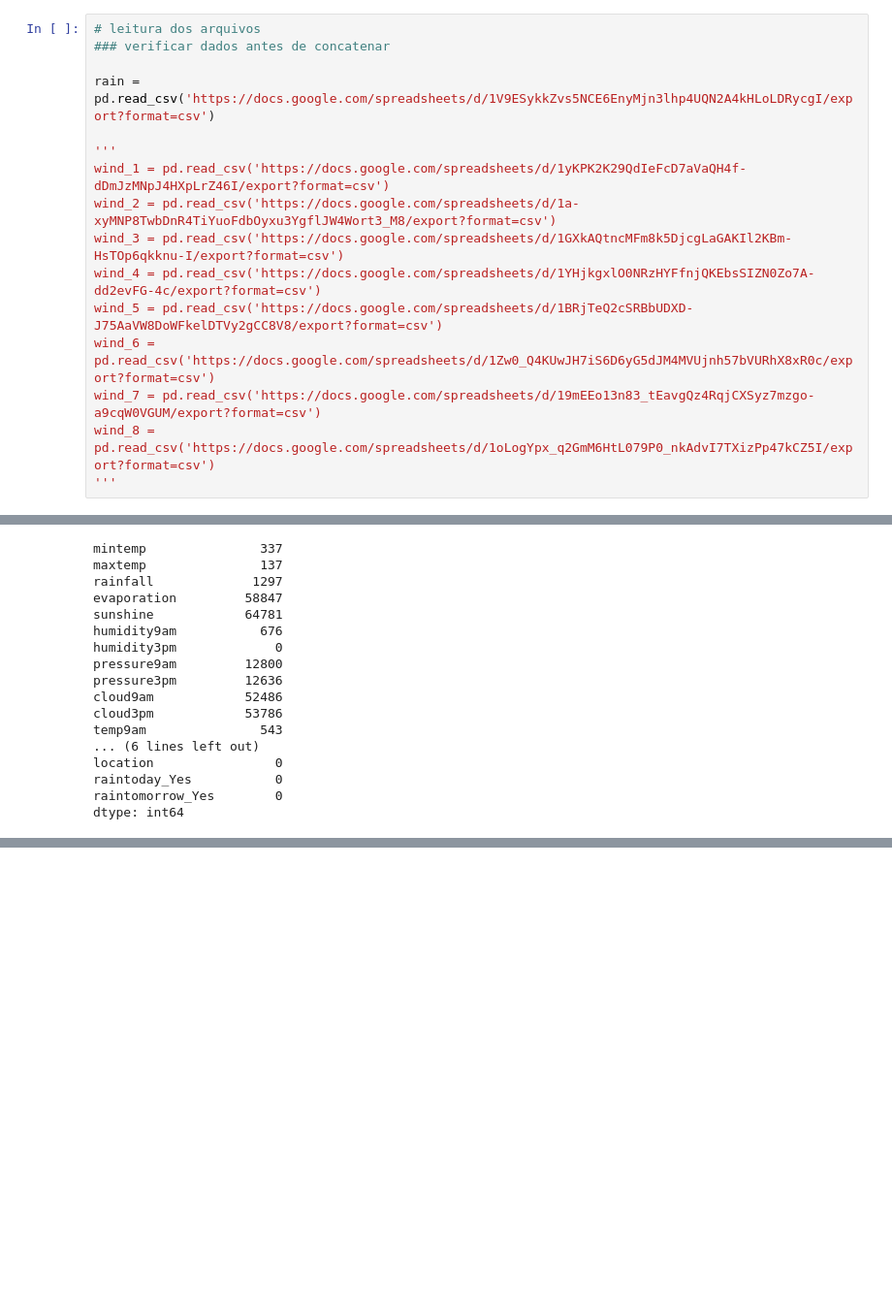
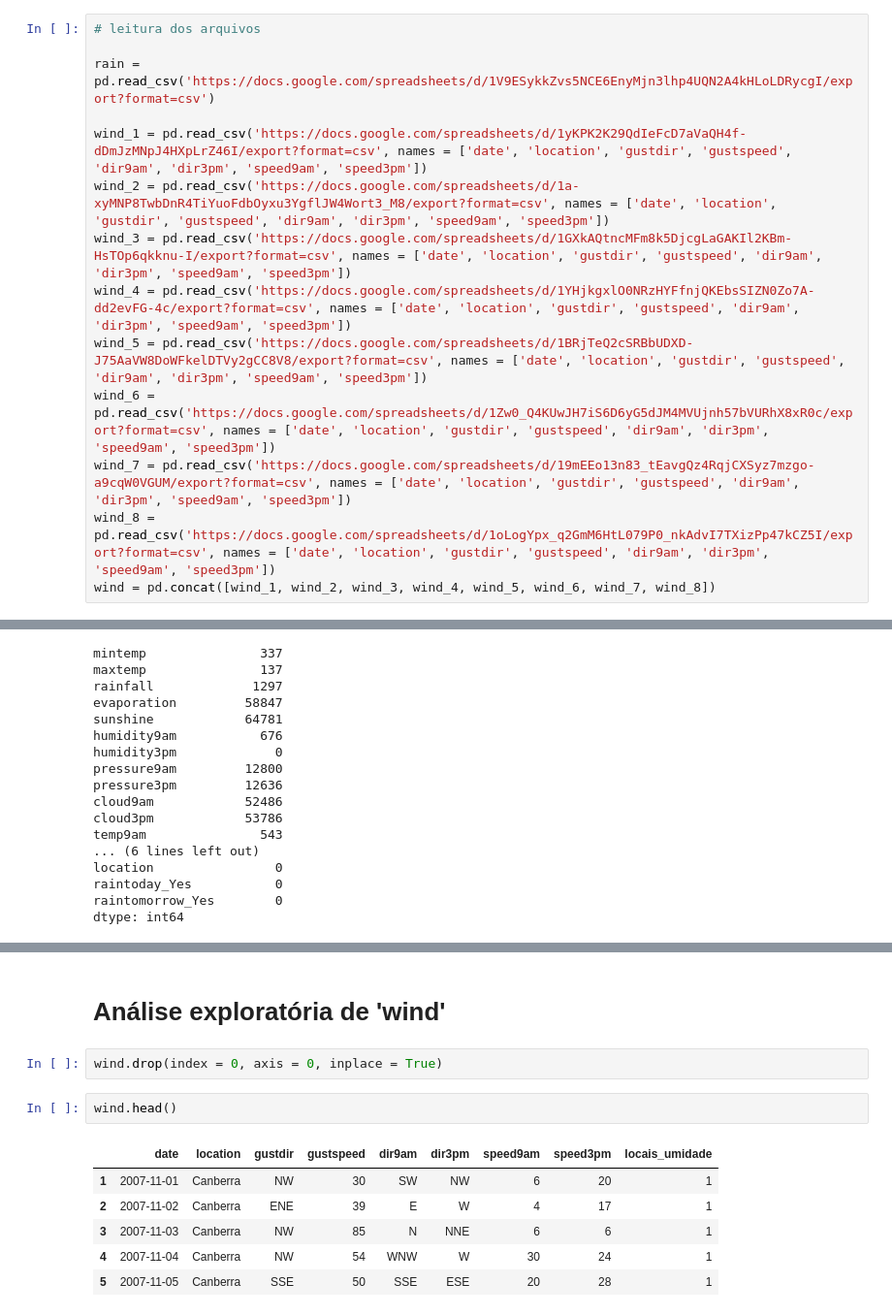
Before and after one commit to vdechen/Case_Itau, a Jupyter notebook: Case_Itau.ipynb, the cells around one changed output, grey strips where cells are left out. Shown: that part at 97% size. Drawn from its saved outputs; the diff is of its cells as text; blank space fills up the shorter version.

Commit message:
Junção de dados de vento e exploração

```diff
--- a/Case_Itau.ipynb
+++ b/Case_Itau.ipynb
@@ -15,16 +23,14 @@ from sklearn.cluster import KMeans
 # %%
 # leitura dos arquivos
-### verificar dados antes de concatenar
 
 rain = pd.read_csv('https://docs.google.com/spreadsheets/d/1V9ESykkZvs5NCE6EnyMjn3lhp4UQN2A4kHLoLDRycgI/export?format=csv')
 
-'''
-wind_1 = pd.read_csv('https://docs.google.com/spreadsheets/d/1yKPK2K29QdIeFcD7aVaQH4f-dDmJzMNpJ4HXpLrZ46I/export?format=csv')
-wind_2 = pd.read_csv('https://docs.google.com/spreadsheets/d/1a-xyMNP8TwbDnR4TiYuoFdbOyxu3YgflJW4Wort3_M8/export?format=csv')
-wind_3 = pd.read_csv('https://docs.google.com/spreadsheets/d/1GXkAQtncMFm8k5DjcgLaGAKIl2KBm-HsTOp6qkknu-I/export?format=csv')
-wind_4 = pd.read_csv('https://docs.google.com/spreadsheets/d/1YHjkgxlO0NRzHYFfnjQKEbsSIZN0Zo7A-dd2evFG-4c/export?format=csv')
-wind_5 = pd.read_csv('https://docs.google.com/spreadsheets/d/1BRjTeQ2cSRBbUDXD-J75AaVW8DoWFkelDTVy2gCC8V8/export?format=csv')
-wind_6 = pd.read_csv('https://docs.google.com/spreadsheets/d/1Zw0_Q4KUwJH7iS6D6yG5dJM4MVUjnh57bVURhX8xR0c/export?format=csv')
-wind_7 = pd.read_csv('https://docs.google.com/spreadsheets/d/19mEEo13n83_tEavgQz4RqjCXSyz7mzgo-a9cqW0VGUM/export?format=csv')
-wind_8 = pd.read_csv('https://docs.google.com/spreadsheets/d/1oLogYpx_q2GmM6HtL079P0_nkAdvI7TXizPp47kCZ5I/export?format=csv')
-'''
+wind_1 = pd.read_csv('https://docs.google.com/spreadsheets/d/1yKPK2K29QdIeFcD7aVaQH4f-dDmJzMNpJ4HXpLrZ46I/export?format=csv', names = ['date', 'location', 'gustdir', 'gustspeed', 'dir9am', 'dir3pm', 'speed9am', 'speed3pm'])
+wind_2 = pd.read_csv('https://docs.google.com/spreadsheets/d/1a-xyMNP8TwbDnR4TiYuoFdbOyxu3YgflJW4Wort3_M8/export?format=csv', names = ['date', 'location', 'gustdir', 'gustspeed', 'dir9am', 'dir3pm', 'speed9am', 'speed3pm'])
+wind_3 = pd.read_csv('https://docs.google.com/spreadsheets/d/1GXkAQtncMFm8k5DjcgLaGAKIl2KBm-HsTOp6qkknu-I/export?format=csv', names = ['date', 'location', 'gustdir', 'gustspeed', 'dir9am', 'dir3pm', 'speed9am', 'speed3pm'])
+wind_4 = pd.read_csv('https://docs.google.com/spreadsheets/d/1YHjkgxlO0NRzHYFfnjQKEbsSIZN0Zo7A-dd2evFG-4c/export?format=csv', names = ['date', 'location', 'gustdir', 'gustspeed', 'dir9am', 'dir3pm', 'speed9am', 'speed3pm'])
+wind_5 = pd.read_csv('https://docs.google.com/spreadsheets/d/1BRjTeQ2cSRBbUDXD-J75AaVW8DoWFkelDTVy2gCC8V8/export?format=csv', names = ['date', 'location', 'gustdir', 'gustspeed', 'dir9am', 'dir3pm', 'speed9am', 'speed3pm'])
+wind_6 = pd.read_csv('https://docs.google.com/spreadsheets/d/1Zw0_Q4KUwJH7iS6D6yG5dJM4MVUjnh57bVURhX8xR0c/export?format=csv', names = ['date', 'location', 'gustdir', 'gustspeed', 'dir9am', 'dir3pm', 'speed9am', 'speed3pm'])
+wind_7 = pd.read_csv('https://docs.google.com/spreadsheets/d/19mEEo13n83_tEavgQz4RqjCXSyz7mzgo-a9cqW0VGUM/export?format=csv', names = ['date', 'location', 'gustdir', 'gustspeed', 'dir9am', 'dir3pm', 'speed9am', 'speed3pm'])
+wind_8 = pd.read_csv('https://docs.google.com/spreadsheets/d/1oLogYpx_q2GmM6HtL079P0_nkAdvI7TXizPp47kCZ5I/export?format=csv', names = ['date', 'location', 'gustdir', 'gustspeed', 'dir9am', 'dir3pm', 'speed9am', 'speed3pm'])
+wind = pd.concat([wind_1, wind_2, wind_3, wind_4, wind_5, wind_6, wind_7, wind_8])
@@ -312,0 +365,13 @@ Index(['mintemp', 'maxtemp', 'rainfall', 'evaporation', 'sunshine',
+# %% [markdown]
+# Análise exploratória de 'wind'
+# %%
+wind.drop(index = 0, axis = 0, inplace = True)
+# %%
+wind.head()
+# %% [output]
+|  | date | location | gustdir | gustspeed | dir9am | dir3pm | speed9am | speed3pm | locais_umidade |
+| 1 | 2007-11-01 | Canberra | NW | 30 | SW | NW | 6 | 20 | 1 |
+| 2 | 2007-11-02 | Canberra | ENE | 39 | E | W | 4 | 17 | 1 |
+| 3 | 2007-11-03 | Canberra | NW | 85 | N | NNE | 6 | 6 | 1 |
+| 4 | 2007-11-04 | Canberra | NW | 54 | WNW | W | 30 | 24 | 1 |
+| 5 | 2007-11-05 | Canberra | SSE | 50 | SSE | ESE | 20 | 28 | 1 |
```
Also changed, not shown: parts of 21 cells of this notebook, 4 other files.
